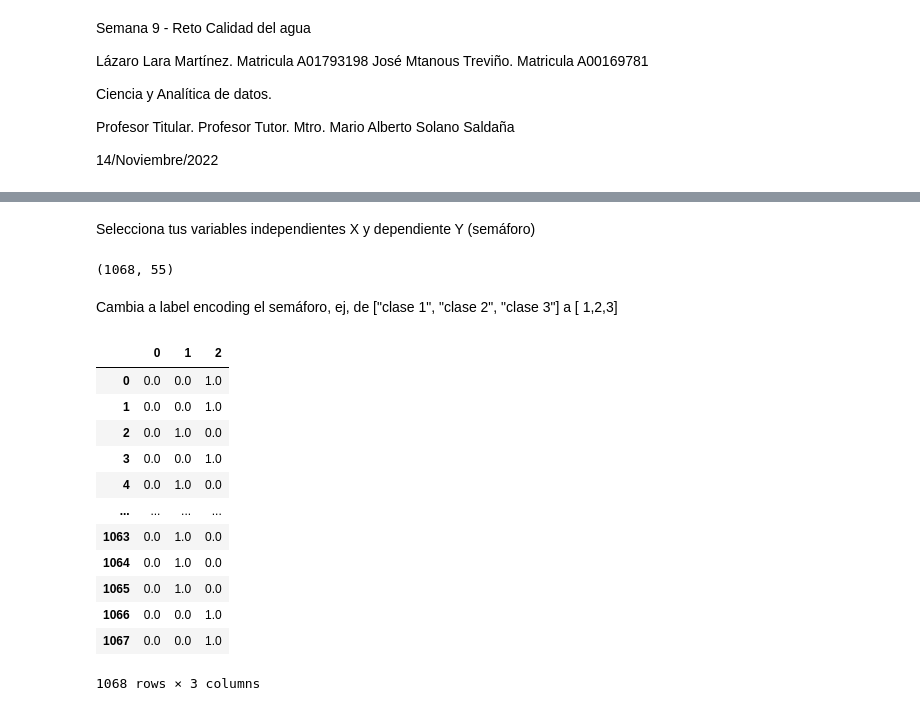
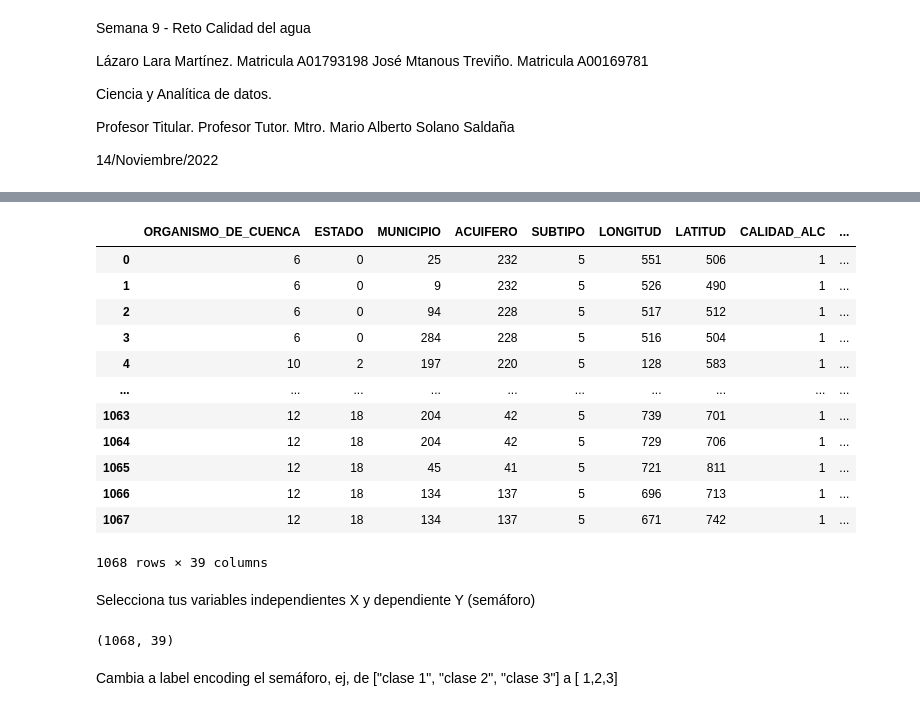
Before and after one commit to PosgradoMNA/actividades-del-projecto-96, a Jupyter notebook: Reto/Reto_calidad_agua_2.ipynb, the cells around one changed output, grey strips where cells are left out. Drawn from its saved outputs; the diff is of its cells as text; code cells hidden in the pictures.

```diff
--- a/Reto/Reto_calidad_agua_2.ipynb
+++ b/Reto/Reto_calidad_agua_2.ipynb
@@ -54,38 +73,33 @@ dfCalidadSubterranea.head()
+# %%
+dfCalidadSubterranea = dfCalidadSubterranea.apply(LabelEncoder().fit_transform)
+dfCalidadSubterranea
+# %% [output]
+|  | ORGANISMO_DE_CUENCA | ESTADO | MUNICIPIO | ACUIFERO | SUBTIPO | LONGITUD | LATITUD | CALIDAD_ALC | ... |
+| 0 | 6 | 0 | 25 | 232 | 5 | 551 | 506 | 1 | ... |
+| 1 | 6 | 0 | 9 | 232 | 5 | 526 | 490 | 1 | ... |
+| 2 | 6 | 0 | 94 | 228 | 5 | 517 | 512 | 1 | ... |
+| 3 | 6 | 0 | 284 | 228 | 5 | 516 | 504 | 1 | ... |
+| 4 | 10 | 2 | 197 | 220 | 5 | 128 | 583 | 1 | ... |
+| ... | ... | ... | ... | ... | ... | ... | ... | ... | ... |
+| 1063 | 12 | 18 | 204 | 42 | 5 | 739 | 701 | 1 | ... |
+| 1064 | 12 | 18 | 204 | 42 | 5 | 729 | 706 | 1 | ... |
+| 1065 | 12 | 18 | 45 | 41 | 5 | 721 | 811 | 1 | ... |
+| 1066 | 12 | 18 | 134 | 137 | 5 | 696 | 713 | 1 | ... |
+| 1067 | 12 | 18 | 134 | 137 | 5 | 671 | 742 | 1 | ... |
+1068 rows × 39 columns
 # %% [markdown]
 Selecciona tus variables independientes X y dependiente Y (semáforo)
 # %%
 #Asignación de variables de entrada y salida
-X=dfCalidadSubterranea.loc[:,['SITIO', 'ORGANISMO_DE_CUENCA', 'ESTADO', 'MUNICIPIO','ACUIFERO', 'SUBTIPO', 'LONGITUD', 'LATITUD', 'ALC_mg/L', 'CALIDAD_ALC',
-       'CONDUCT_mS/cm', 'CALIDAD_CONDUC', 'SDT_M_mg/L', 'CALIDAD_SDT_ra','CALIDAD_SDT_salin', 'FLUORUROS_mg/L', 'CALIDAD_FLUO', 'DUR_mg/L',
-       'CALIDAD_DUR', 'COLI_FEC_NMP/100_mL', 'CALIDAD_COLI_FEC', 'N_NO3_mg/L','CALIDAD_N_NO3', 'AS_TOT_mg/L', 'CALIDAD_AS', 'CD_TOT_mg/L',
-       'CALIDAD_CD', 'CR_TOT_mg/L', 'CALIDAD_CR', 'HG_TOT_mg/L', 'CALIDAD_HG','PB_TOT_mg/L', 'CALIDAD_PB', 'MN_TOT_mg/L', 'CALIDAD_MN', 'FE_TOT_mg/L',
-       'CALIDAD_FE', 'CONTAMINANTES', 'CUMPLE_CON_ALC','CUMPLE_CON_COND', 'CUMPLE_CON_SDT_ra', 'CUMPLE_CON_SDT_salin',
-       'CUMPLE_CON_FLUO', 'CUMPLE_CON_DUR', 'CUMPLE_CON_CF', 'CUMPLE_CON_NO3','CUMPLE_CON_AS', 'CUMPLE_CON_CD', 'CUMPLE_CON_CR', 'CUMPLE_CON_HG',
-       'CUMPLE_CON_PB', 'CUMPLE_CON_MN', 'CUMPLE_CON_FE']]
+features = ['ORGANISMO_DE_CUENCA', 'ESTADO', 'MUNICIPIO', 'ACUIFERO', 'SUBTIPO','LONGITUD', 'LATITUD', 'CALIDAD_ALC', 'CALIDAD_CONDUC',
+       'CALIDAD_SDT_ra', 'CALIDAD_SDT_salin', 'CALIDAD_FLUO', 'CALIDAD_DUR','CALIDAD_COLI_FEC', 'CALIDAD_N_NO3', 'CALIDAD_AS', 'CALIDAD_CD',
+       'CALIDAD_CR', 'CALIDAD_HG', 'CALIDAD_PB', 'CALIDAD_MN', 'CALIDAD_FE', 'CONTAMINANTES', 'CUMPLE_CON_ALC', 'CUMPLE_CON_COND',
+       'CUMPLE_CON_SDT_ra', 'CUMPLE_CON_SDT_salin', 'CUMPLE_CON_FLUO','CUMPLE_CON_DUR', 'CUMPLE_CON_CF', 'CUMPLE_CON_NO3', 'CUMPLE_CON_AS',
+       'CUMPLE_CON_CD', 'CUMPLE_CON_CR', 'CUMPLE_CON_HG', 'CUMPLE_CON_PB','CUMPLE_CON_MN', 'CUMPLE_CON_FE']
+X=dfCalidadSubterranea.loc[:,features]
 Y= dfCalidadSubterranea.loc[:,['SEMAFORO']]
 dfCalidadSubterranea.shape
 # %% [output]
-(1068, 55)
+(1068, 39)
 # %% [markdown]
 Cambia a label encoding el semáforo, ej, de ["clase 1", "clase 2", "clase 3"] a [ 1,2,3]
-# %%
-ohe = OneHotEncoder()
-
-ct = ColumnTransformer([('one-hot-encoder', OneHotEncoder(), ['SEMAFORO'])], remainder='passthrough')
-y = pd.DataFrame(ct.fit_transform(dfCalidadSubterranea)).loc[:,[0,1,2]]
-y
-###Que hacemos con el ?
-# %% [output]
-|  | 0 | 1 | 2 |
-| 0 | 0.0 | 0.0 | 1.0 |
-| 1 | 0.0 | 0.0 | 1.0 |
-| 2 | 0.0 | 1.0 | 0.0 |
-| 3 | 0.0 | 0.0 | 1.0 |
-| 4 | 0.0 | 1.0 | 0.0 |
-| ... | ... | ... | ... |
-| 1063 | 0.0 | 1.0 | 0.0 |
-| 1064 | 0.0 | 1.0 | 0.0 |
-| 1065 | 0.0 | 1.0 | 0.0 |
-| 1066 | 0.0 | 0.0 | 1.0 |
-| 1067 | 0.0 | 0.0 | 1.0 |
-1068 rows × 3 columns
```
Also changed, not shown: parts of 18 cells of this notebook, 1 other file.
